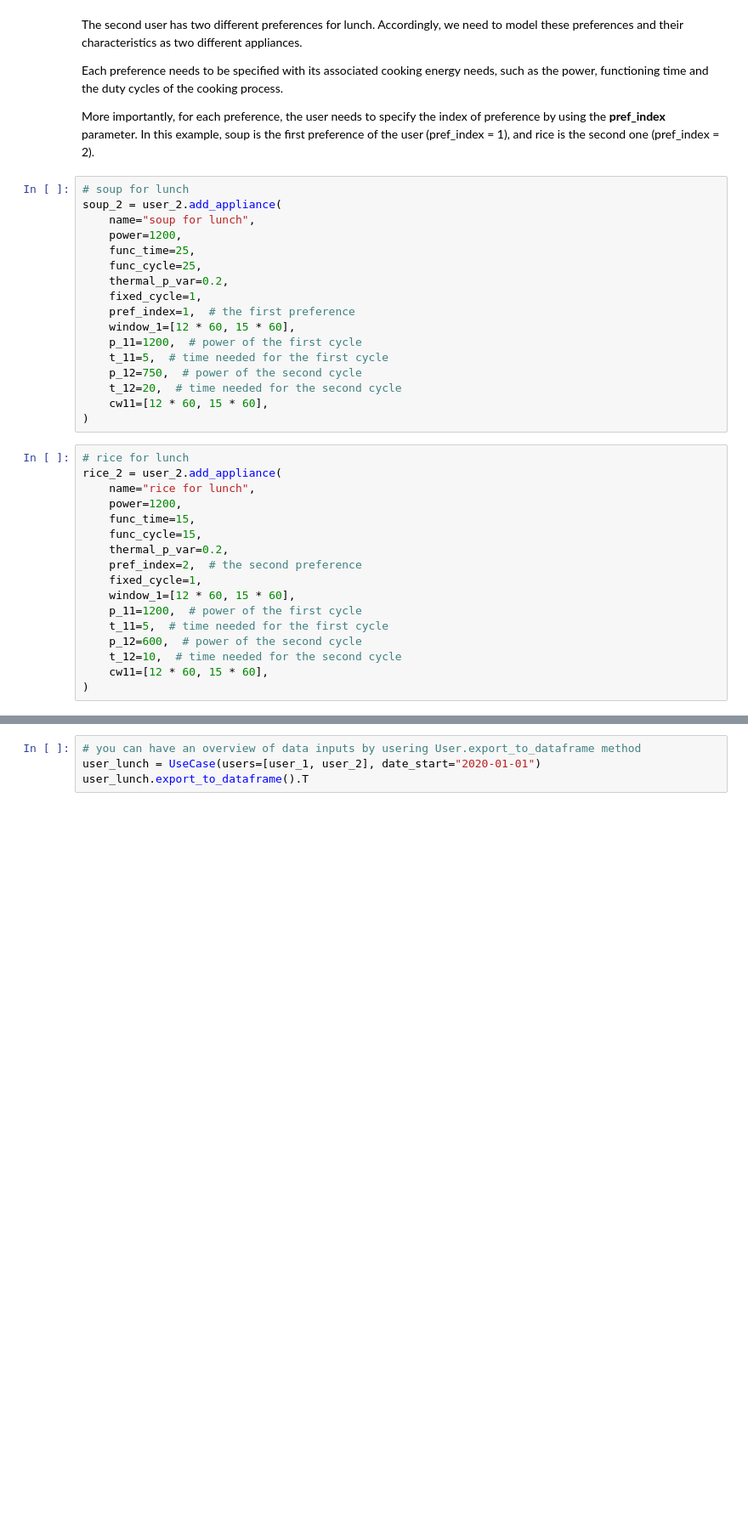
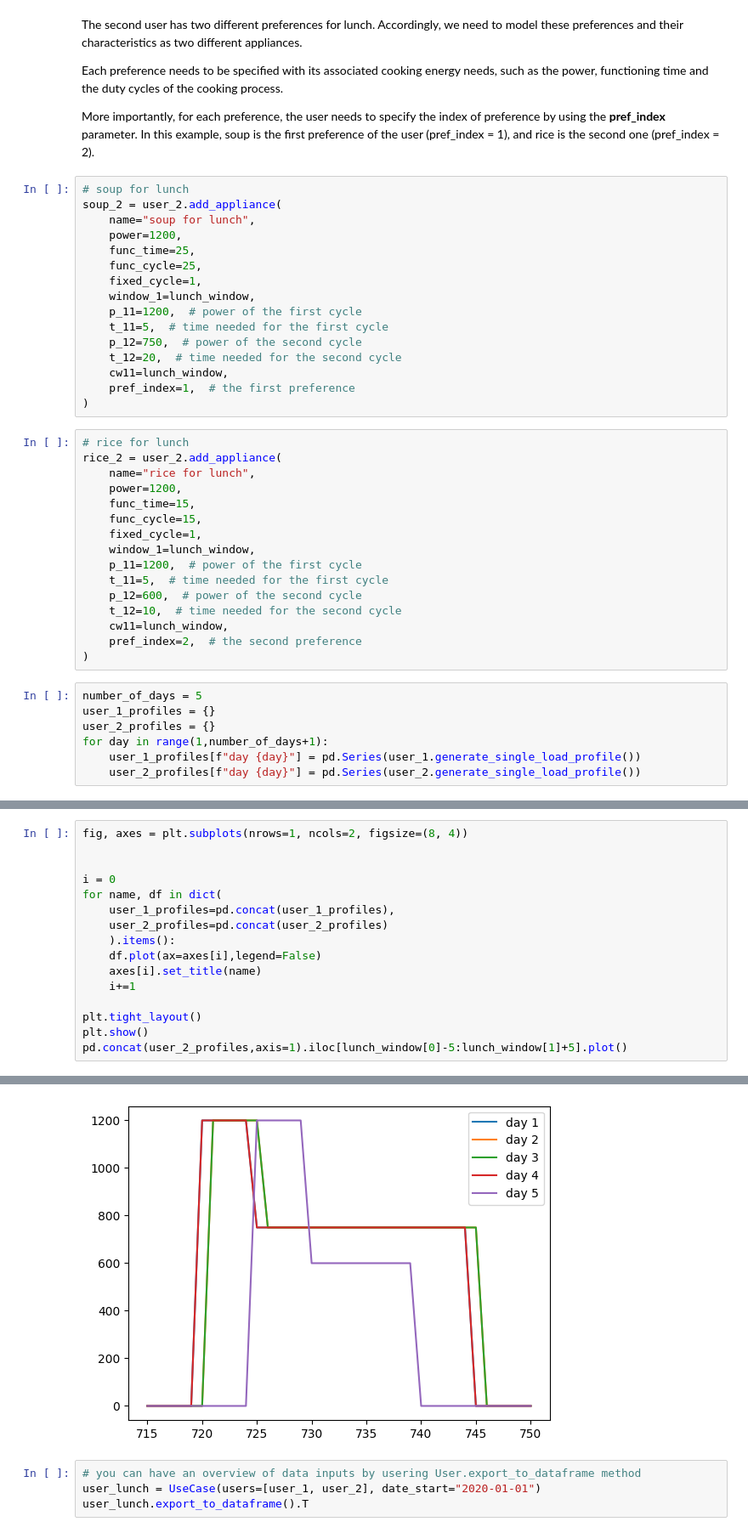
Before and after one commit to RAMP-project/RAMP, a Jupyter notebook: docs/notebooks/cooking_app.ipynb, the cells around one changed output, grey strips where cells are left out. Shown at 85% size. Cells and saved outputs as stored; diff of their text form; blank space fills up the shorter version.

```diff
--- a/docs/notebooks/cooking_app.ipynb
+++ b/docs/notebooks/cooking_app.ipynb
@@ -78,15 +83,14 @@ soup_2 = user_2.add_appliance(
     power=1200,
     func_time=25,
     func_cycle=25,
-    thermal_p_var=0.2,
     fixed_cycle=1,
-    pref_index=1,  # the first preference
-    window_1=[12 * 60, 15 * 60],
+    window_1=lunch_window,
     p_11=1200,  # power of the first cycle
     t_11=5,  # time needed for the first cycle
     p_12=750,  # power of the second cycle
     t_12=20,  # time needed for the second cycle
-    cw11=[12 * 60, 15 * 60],
+    cw11=lunch_window,
+    pref_index=1,  # the first preference
 )
 # %%
 # rice for lunch
@@ -95,13 +99,19 @@ rice_2 = user_2.add_appliance(
     power=1200,
     func_time=15,
     func_cycle=15,
-    thermal_p_var=0.2,
-    pref_index=2,  # the second preference
     fixed_cycle=1,
-    window_1=[12 * 60, 15 * 60],
+    window_1=lunch_window,
     p_11=1200,  # power of the first cycle
     t_11=5,  # time needed for the first cycle
     p_12=600,  # power of the second cycle
     t_12=10,  # time needed for the second cycle
-    cw11=[12 * 60, 15 * 60],
+    cw11=lunch_window,
+    pref_index=2,  # the second preference
 )
+# %%
+number_of_days = 5
+user_1_profiles = {}
+user_2_profiles = {}
+for day in range(1,number_of_days+1):
+    user_1_profiles[f"day {day}"] = pd.Series(user_1.generate_single_load_profile())
+    user_2_profiles[f"day {day}"] = pd.Series(user_2.generate_single_load_profile())
@@ -107,0 +120,17 @@ rice_2 = user_2.add_appliance(
+# %%
+fig, axes = plt.subplots(nrows=1, ncols=2, figsize=(8, 4))
+
+
+i = 0
+for name, df in dict(
+    user_1_profiles=pd.concat(user_1_profiles),
+    user_2_profiles=pd.concat(user_2_profiles)
+    ).items():
+    df.plot(ax=axes[i],legend=False)
+    axes[i].set_title(name)
+    i+=1
+
+plt.tight_layout()
+plt.show()
+pd.concat(user_2_profiles,axis=1).iloc[lunch_window[0]-5:lunch_window[1]+5].plot()
+# %% [output]
@@ -108,3 +138,4 @@ rice_2 = user_2.add_appliance(
+[figure, added]
 # %%
 # you can have an overview of data inputs by usering User.export_to_dataframe method
 user_lunch = UseCase(users=[user_1, user_2], date_start="2020-01-01")
```
Also changed, not shown: parts of 7 cells of this notebook.
